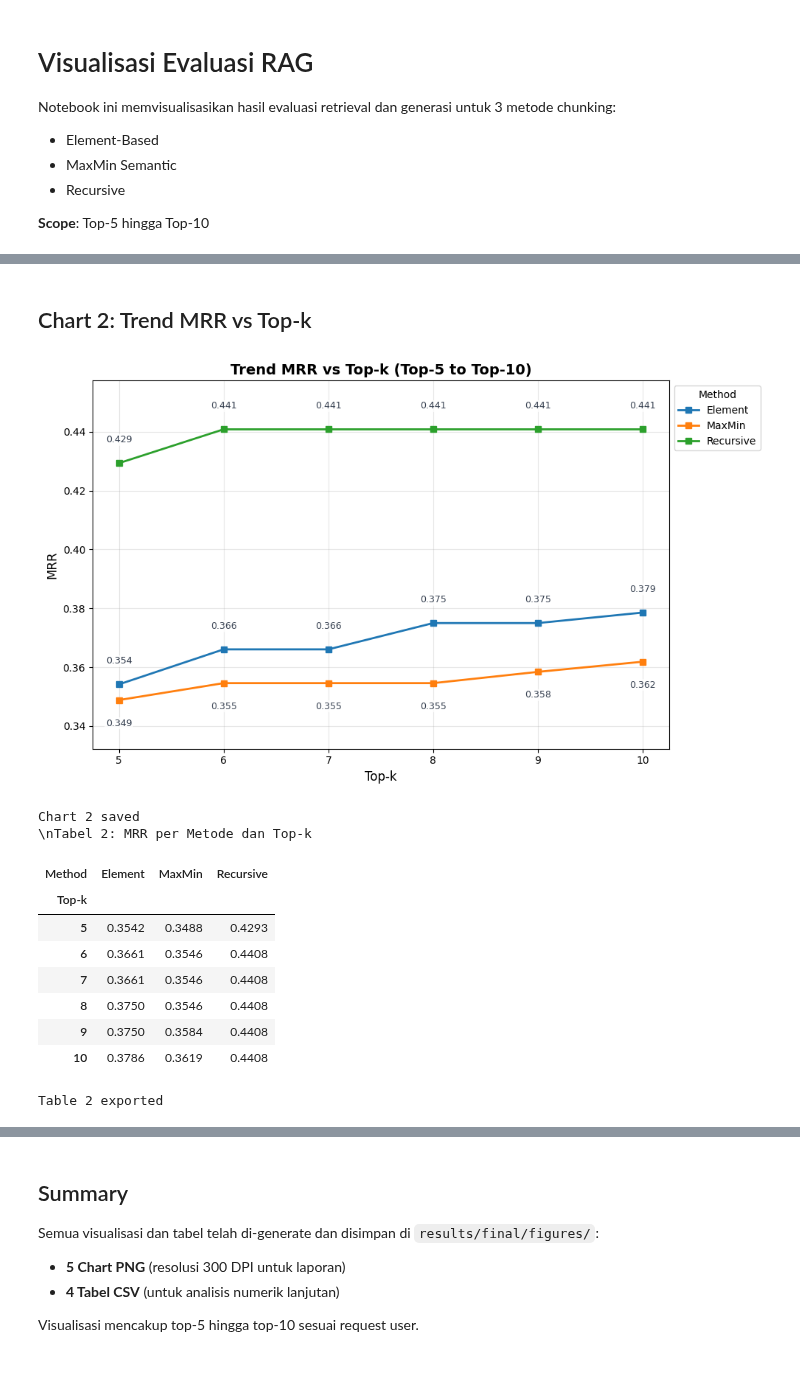
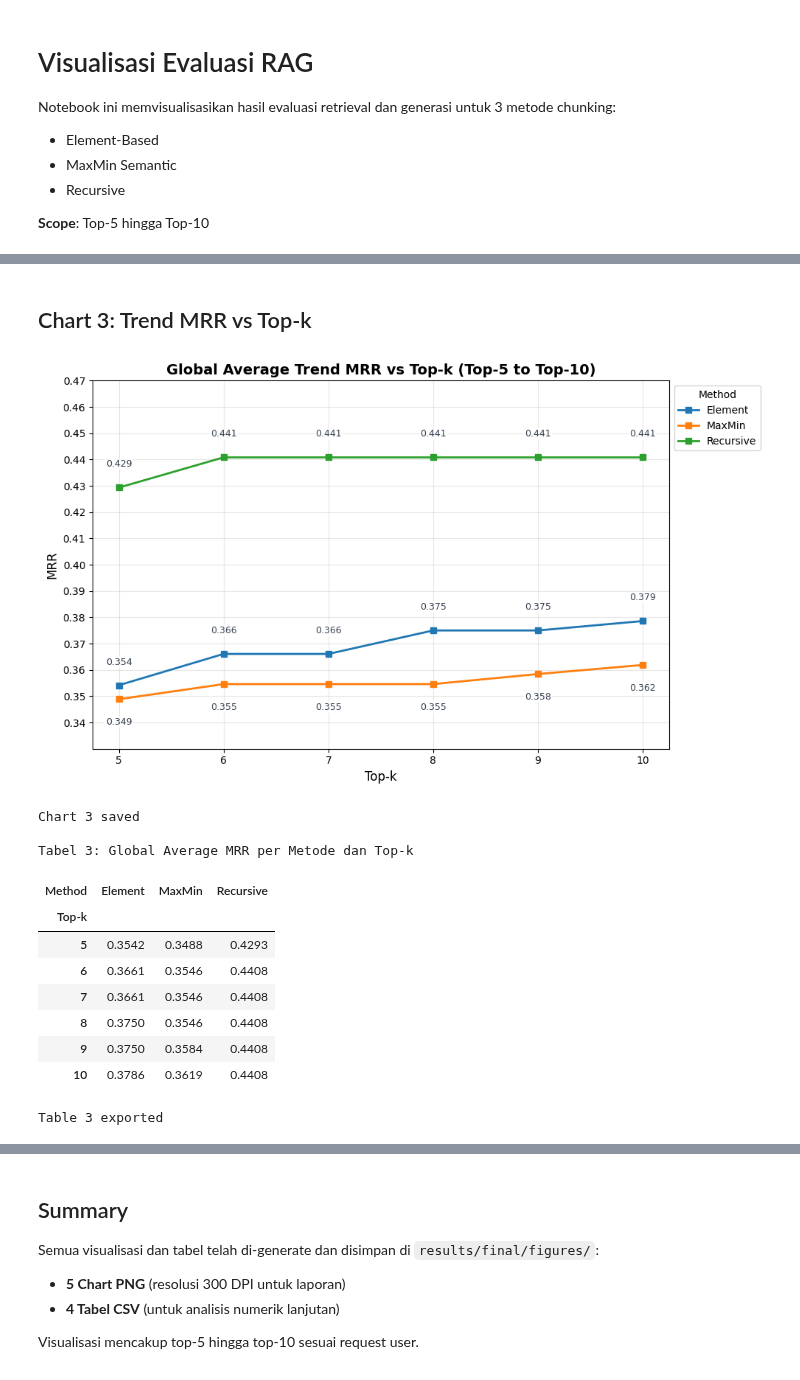
Before and after one commit to haikalthrq/rag-skripsi, a Jupyter notebook: notebooks/eval_visualization.ipynb, the cells around one changed output, grey strips where cells are left out. Cells and saved outputs as stored; diff of their text form; code cells hidden in the pictures.

```diff
--- a/notebooks/eval_visualization.ipynb
+++ b/notebooks/eval_visualization.ipynb
@@ -253,44 +377,49 @@ Table 1 exported
 # %% [markdown]
-## Chart 2: Trend MRR vs Top-k
+## Chart 3: Trend MRR vs Top-k
 # %%
-# Chart 2 + Tabel 2: MRR trend (DALAM SATU CELL)
+# Chart 3 + Tabel 3: MRR trend (DALAM SATU CELL)
 
 # === CHART ===
 fig, ax = plt.subplots(figsize=(10, 6))
 for method in trend['method_short'].unique():
     subset = trend[trend['method_short'] == method]
     ax.plot(subset['top_k'], subset['mrr'], marker='s', label=method, linewidth=2)
 annotate_grouped_line_points(ax, trend, 'top_k', 'mrr')
 
 ax.set_xlabel('Top-k', fontsize=12)
 ax.set_ylabel('MRR', fontsize=12)
-ax.set_title('Trend MRR vs Top-k (Top-5 to Top-10)', fontsize=14, fontweight='bold')
+ax.set_title('Global Average Trend MRR vs Top-k (Top-5 to Top-10)', fontsize=14, fontweight='bold')
 ax.legend(title='Method', fontsize=10, loc='upper left', bbox_to_anchor=(1, 1))
 ax.grid(alpha=0.3)
 ax.set_xticks(range(TOPK_MIN, TOPK_MAX + 1))
-pad_y_axis(ax, trend['mrr'])
+mrr_y_top = np.ceil((trend['mrr'].max() + 0.025) * 100) / 100
+mrr_yticks = np.round(np.arange(0.34, mrr_y_top + 0.001, 0.01), 2)
+ax.set_ylim(0.33, mrr_y_top)
+ax.set_yticks(mrr_yticks)
+ax.set_yticklabels([f'{tick:.2f}' for tick in mrr_yticks])
 
 plt.tight_layout()
-plt.savefig(FIG_DIR / 'chart2_mrr_trend.png', dpi=300, bbox_inches='tight')
+plt.savefig(FIG_DIR / 'chart3_mrr_trend.png', dpi=300, bbox_inches='tight')
 plt.show()
-print('Chart 2 saved')
+print('Chart 3 saved')
 
 # === TABEL (TEPAT DI BAWAH CHART) ===
-table2 = (
+table3 = (
     trend.pivot(index='top_k', columns='method_short', values='mrr')
     .rename_axis(index='Top-k', columns='Method')
 )
-print('\\nTabel 2: MRR per Metode dan Top-k')
-styled_table2 = format_metric_table(table2, axis=1)
-display(styled_table2)
+print('\nTabel 3: Global Average MRR per Metode dan Top-k')
+styled_table3 = format_metric_table(table3, axis=1)
+display(styled_table3)
 
 # Export CSV
-table2.to_csv(FIG_DIR / 'table2_mrr_trend.csv')
-print('Table 2 exported')
+table3.to_csv(FIG_DIR / 'table3_mrr_trend.csv')
+print('Table 3 exported')
 # %% [output]
-[figure, old version]
+[figure, new version]
-Chart 2 saved
-\nTabel 2: MRR per Metode dan Top-k
+Chart 3 saved
+
+Tabel 3: Global Average MRR per Metode dan Top-k
 | Method | Element | MaxMin | Recursive |
 | Top-k |  |  |  |
 | 5 | 0.3542 | 0.3488 | 0.4293 |
@@ -299,4 +428,4 @@ Chart 2 saved
 | 8 | 0.3750 | 0.3546 | 0.4408 |
 | 9 | 0.3750 | 0.3584 | 0.4408 |
 | 10 | 0.3786 | 0.3619 | 0.4408 |
-Table 2 exported
+Table 3 exported
```
Also changed, not shown: parts of 24 cells of this notebook, 26 other files.
